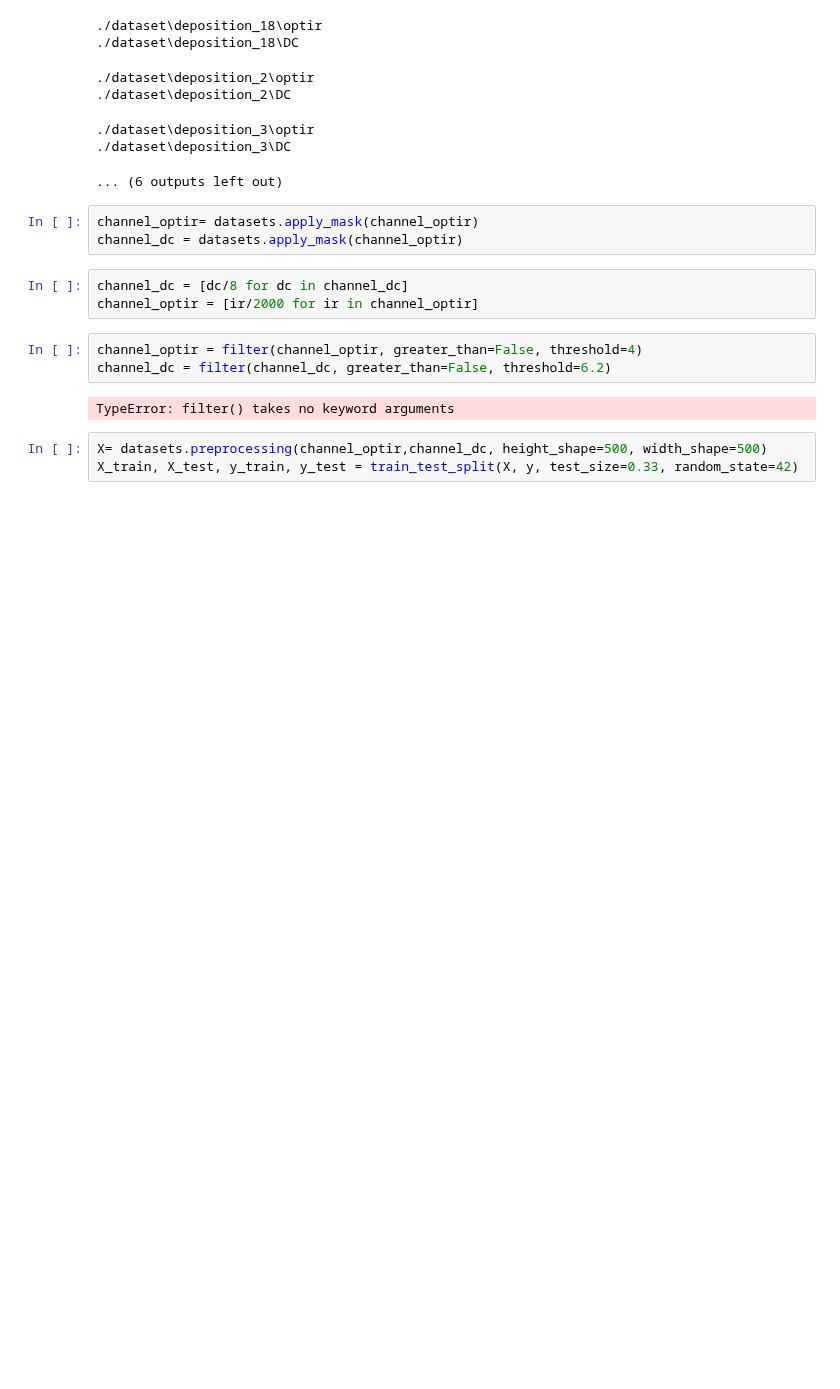
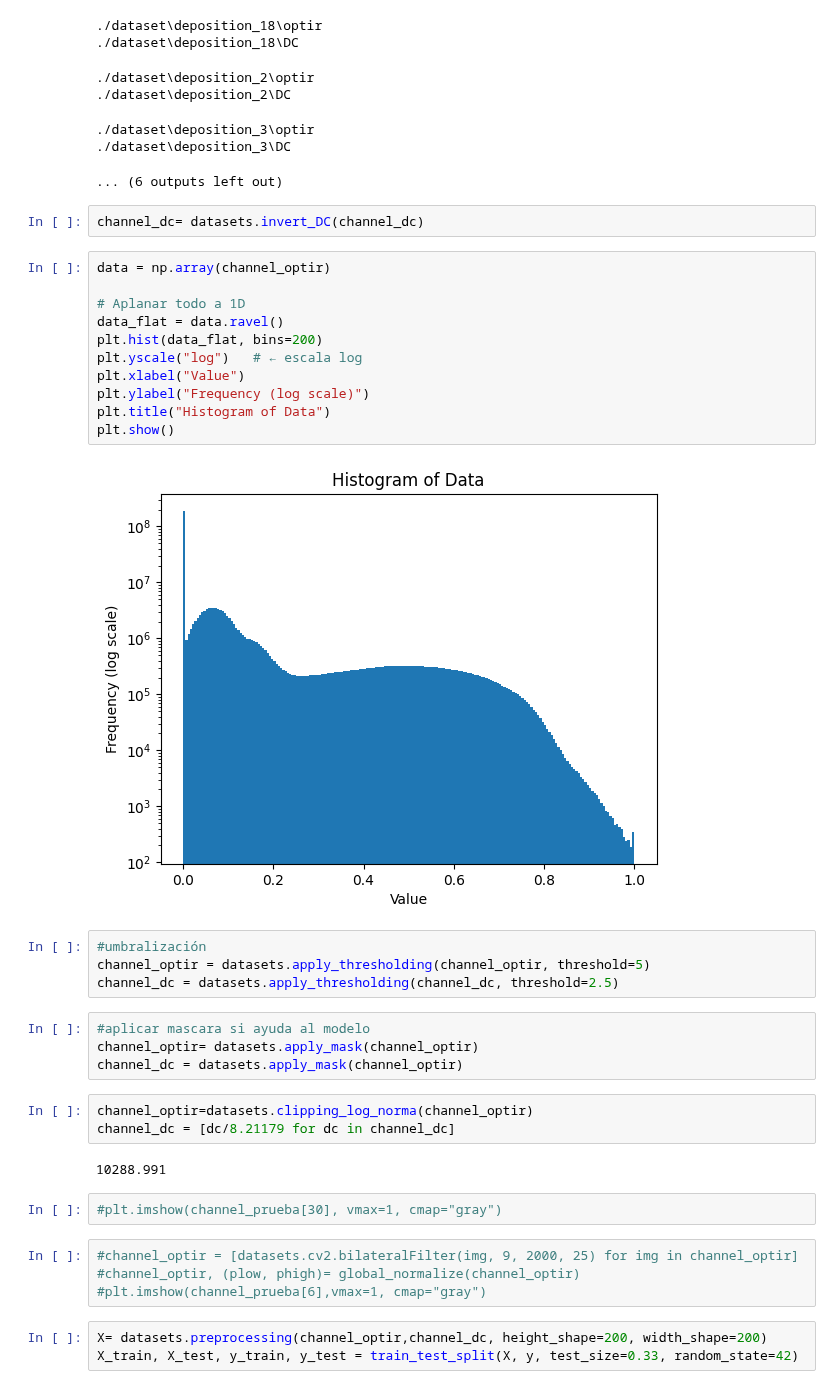
Before and after one commit to antonycardozo/CNNregression, a Jupyter notebook: cnn_regression.ipynb, the cells around one changed output. Drawn from its saved outputs; the diff is of its cells as text; blank space fills up the shorter version.

Commit message:
agregando funciones de normalizacion, umbralizacion e invirtiendo canal dc

```diff
--- a/cnn_regression.ipynb
+++ b/cnn_regression.ipynb
@@ -34,18 +37,41 @@ channel_optir,channel_dc, y = datasets.load_data(data_path='./dataset')
 ./dataset\deposition_3\optir
 ./dataset\deposition_3\DC
 ... (6 outputs left out)
+# %%
+channel_dc= datasets.invert_DC(channel_dc)
+# %%
+data = np.array(channel_optir)
+
+# Aplanar todo a 1D
+data_flat = data.ravel()
+plt.hist(data_flat, bins=200)
+plt.yscale("log")   # ← escala log
+plt.xlabel("Value")
+plt.ylabel("Frequency (log scale)")
+plt.title("Histogram of Data")
+plt.show()
+# %% [output]
+[figure, added]
+# %%
+#umbralización
+channel_optir = datasets.apply_thresholding(channel_optir, threshold=5)
+channel_dc = datasets.apply_thresholding(channel_dc, threshold=2.5)
 # %%
+#aplicar mascara si ayuda al modelo
 channel_optir= datasets.apply_mask(channel_optir)
 channel_dc = datasets.apply_mask(channel_optir)
-# %%
-channel_dc = [dc/8 for dc in channel_dc]
-channel_optir = [ir/2000 for ir in channel_optir]
-# %%
-channel_optir = filter(channel_optir, greater_than=False, threshold=4)
-channel_dc = filter(channel_dc, greater_than=False, threshold=6.2)
-# %% [output]
-TypeError: filter() takes no keyword arguments
+# %%
+channel_optir=datasets.clipping_log_norma(channel_optir)
+channel_dc = [dc/8.21179 for dc in channel_dc]
+# %% [output]
+10288.991
+# %%
+#plt.imshow(channel_prueba[30], vmax=1, cmap="gray")
+# %%
+#channel_optir = [datasets.cv2.bilateralFilter(img, 9, 2000, 25) for img in channel_optir]
+#channel_optir, (plow, phigh)= global_normalize(channel_optir)
+#plt.imshow(channel_prueba[6],vmax=1, cmap="gray")
 # %%
-X= datasets.preprocessing(channel_optir,channel_dc, height_shape=500, width_shape=500)
+X= datasets.preprocessing(channel_optir,channel_dc, height_shape=200, width_shape=200)
 X_train, X_test, y_train, y_test = train_test_split(X, y, test_size=0.33, random_state=42)
 # %%
```
Also changed, not shown: parts of 6 cells of this notebook, 2 other files.
